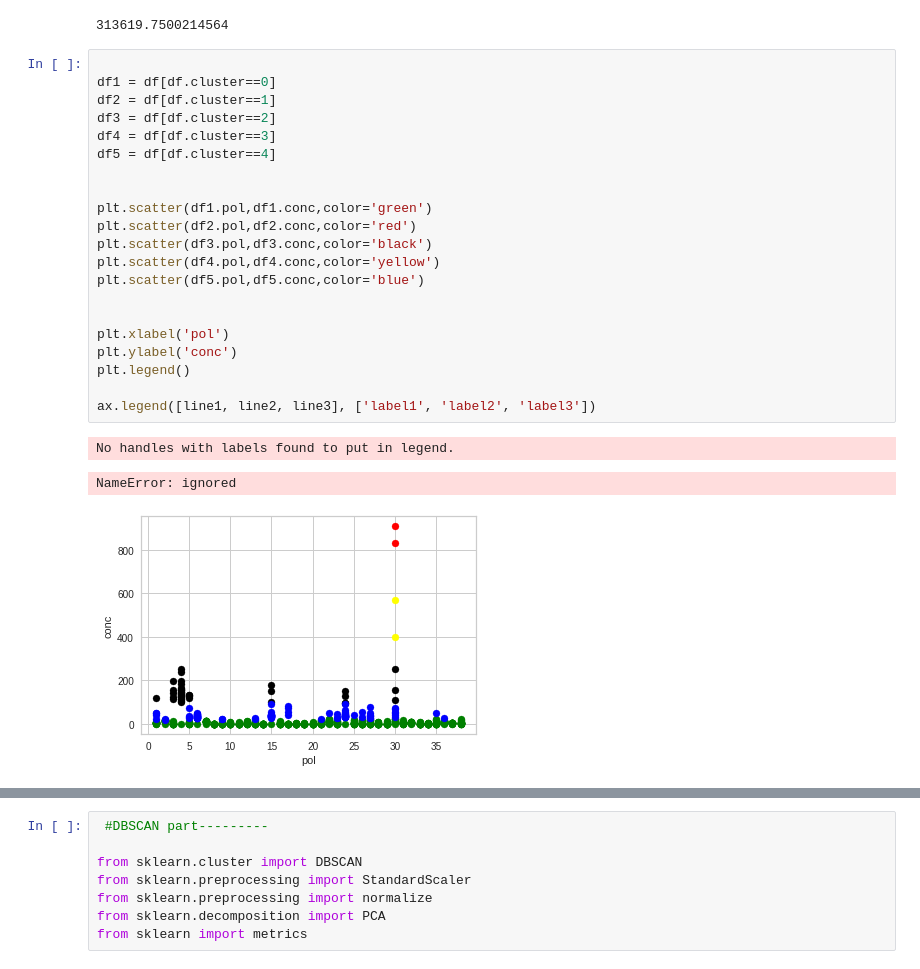
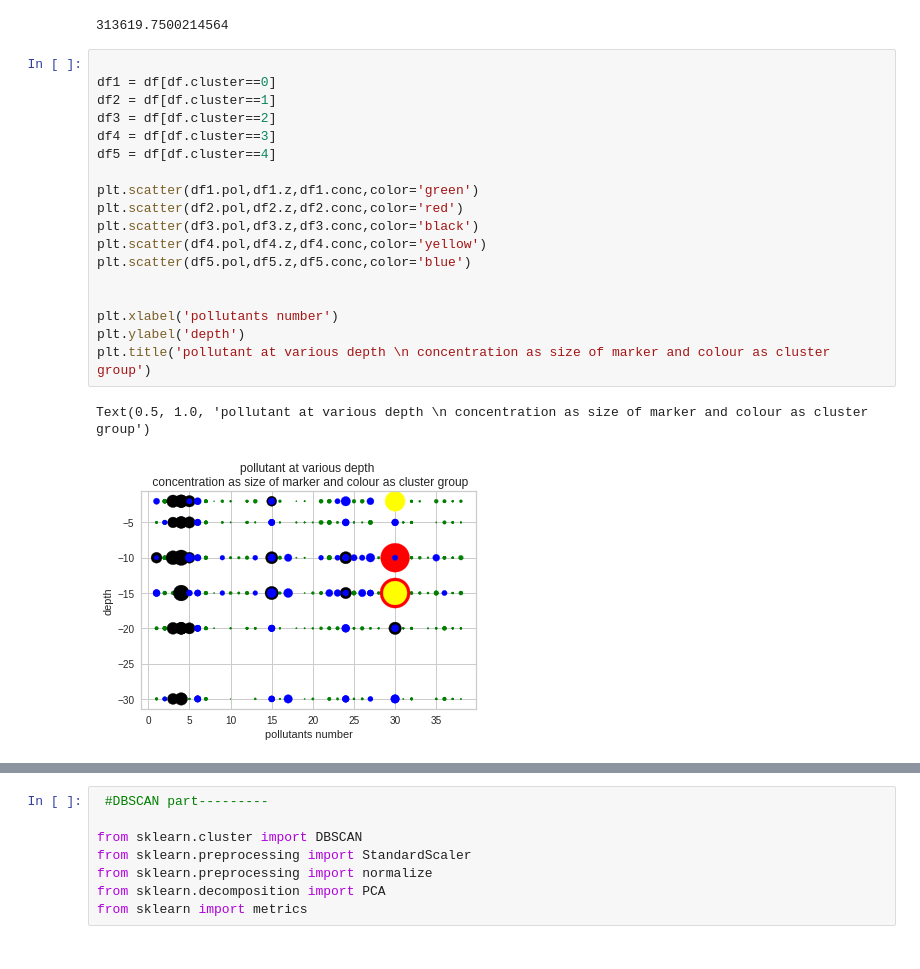
Before and after one commit to DuaneHsa/2022_ML_Earth_Env_Sci, a Jupyter notebook: final_project_renaud.ipynb, the cells around one changed output, grey strips where cells are left out. Drawn from its saved outputs; the diff is of its cells as text.

```diff
--- a/final_project_renaud.ipynb
+++ b/final_project_renaud.ipynb
@@ -92,28 +92,24 @@ print(km.inertia_)
 # %%
 
 df1 = df[df.cluster==0]
 df2 = df[df.cluster==1]
 df3 = df[df.cluster==2]
 df4 = df[df.cluster==3]
 df5 = df[df.cluster==4]
 
-
-plt.scatter(df1.pol,df1.conc,color='green')
-plt.scatter(df2.pol,df2.conc,color='red')
-plt.scatter(df3.pol,df3.conc,color='black')
-plt.scatter(df4.pol,df4.conc,color='yellow')
-plt.scatter(df5.pol,df5.conc,color='blue')
+plt.scatter(df1.pol,df1.z,df1.conc,color='green')
+plt.scatter(df2.pol,df2.z,df2.conc,color='red')
+plt.scatter(df3.pol,df3.z,df3.conc,color='black')
+plt.scatter(df4.pol,df4.z,df4.conc,color='yellow')
+plt.scatter(df5.pol,df5.z,df5.conc,color='blue')
 
 
-plt.xlabel('pol')
-plt.ylabel('conc')
-plt.legend()
-
-ax.legend([line1, line2, line3], ['label1', 'label2', 'label3'])
+plt.xlabel('pollutants number')
+plt.ylabel('depth')
+plt.title('pollutant at various depth \n concentration as size of marker and colour as cluster group')
 # %% [output]
-No handles with labels found to put in legend.
+Text(0.5, 1.0, 'pollutant at various depth \n concentration as size of marker and colour as cluster group')
-NameError: ignored
-[figure, old version]
+[figure, new version]
 # %%
 import matplotlib.pyplot as plt
 plotcolor = ['red','orange','yellow','green','blue']
```
Also changed, not shown: parts of 9 cells of this notebook.
